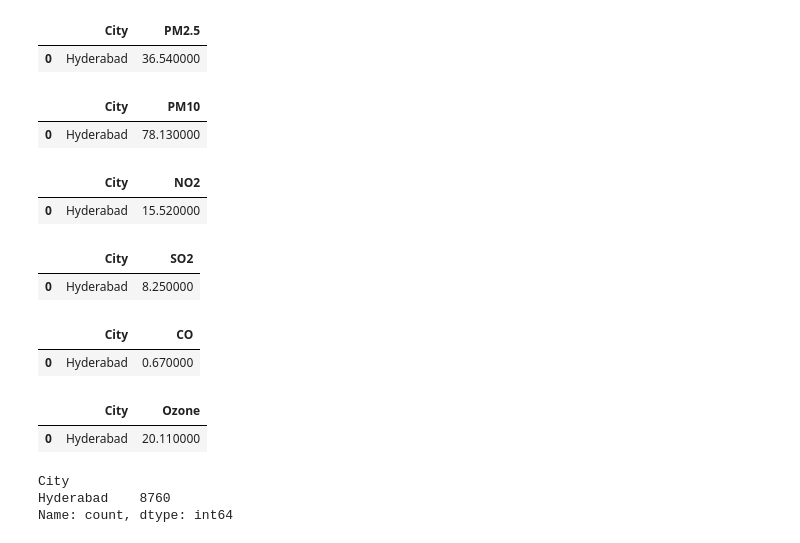
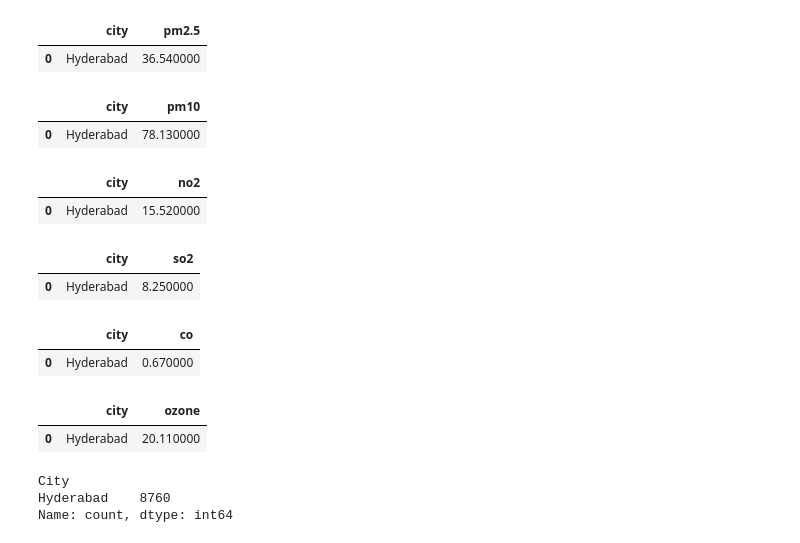
Before and after one commit to Vagdevi1512/Environmental, a Jupyter notebook: Telangana.ipynb, the cells around one changed output. Drawn from its saved outputs; the diff is of its cells as text; code cells hidden in the pictures.

```diff
--- a/Telangana.ipynb
+++ b/Telangana.ipynb
@@ -136,7 +134,7 @@ There are 6 columns that have missing values.
 # %%
 city_day = df.copy()
 # %%
-city_day['Particulate_Matter'] = city_day['PM2.5']+city_day['PM10']
+city_day['Particulate_Matter'] = city_day['pm2.5']+city_day['pm10']
 # %%
 pollutants = ['Ozone', 'CO', 'SO2', 'NO2', 'PM10', 'PM2.5']
 # %%
@@ -192,33 +190,33 @@ def display_side_by_side(*args):
     display_html(html_str.replace('table','table style="display:inline"'),raw=True)
 # %%
 def max_polluted_city(pollutant):
-    x1 = city_day[[pollutant,'City']].groupby(["City"]).mean().sort_values(by=pollutant,ascending=False).reset_index()
-    x1[pollutant] = round(x1[pollutant],2)
-    return x1[:10].style.background_gradient(cmap='OrRd')
+    x1 = city_day[[pollutant, 'city']].groupby('city').mean().sort_values(by=pollutant, ascending=False).reset_index()
+    x1[pollutant] = round(x1[pollutant], 2)
+    return x1.head(10).style.background_gradient(cmap='OrRd')
 # %%
 # pollutants = ['Ozone', 'CO', 'SO2', 'NO2', 'PM10', 'PM2.5']
 
-pm2_5 = max_polluted_city('PM2.5')
-pm10 = max_polluted_city('PM10')
-no2 = max_polluted_city('NO2')
-so2 = max_polluted_city('SO2')
-co = max_polluted_city('CO')
-ozone = max_polluted_city('Ozone')
+pm2_5 = max_polluted_city('pm2.5')
+pm10 = max_polluted_city('pm10')
+no2 = max_polluted_city('no2')
+so2 = max_polluted_city('so2')
+co = max_polluted_city('co')
+ozone = max_polluted_city('ozone')
 
 
 display_side_by_side(pm2_5, pm10, no2, so2, co, ozone)
 # %% [output]
-|  | City | PM2.5 |
+|  | city | pm2.5 |
 | 0 | Hyderabad | 36.540000 |
-|  | City | PM10 |
+|  | city | pm10 |
 | 0 | Hyderabad | 78.130000 |
-|  | City | NO2 |
+|  | city | no2 |
 | 0 | Hyderabad | 15.520000 |
-|  | City | SO2 |
+|  | city | so2 |
 | 0 | Hyderabad | 8.250000 |
-|  | City | CO |
+|  | city | co |
 | 0 | Hyderabad | 0.670000 |
-|  | City | Ozone |
+|  | city | ozone |
 | 0 | Hyderabad | 20.110000 |
 # %%
 df1 = df.copy()
```
Also changed, not shown: parts of 9 cells of this notebook.
